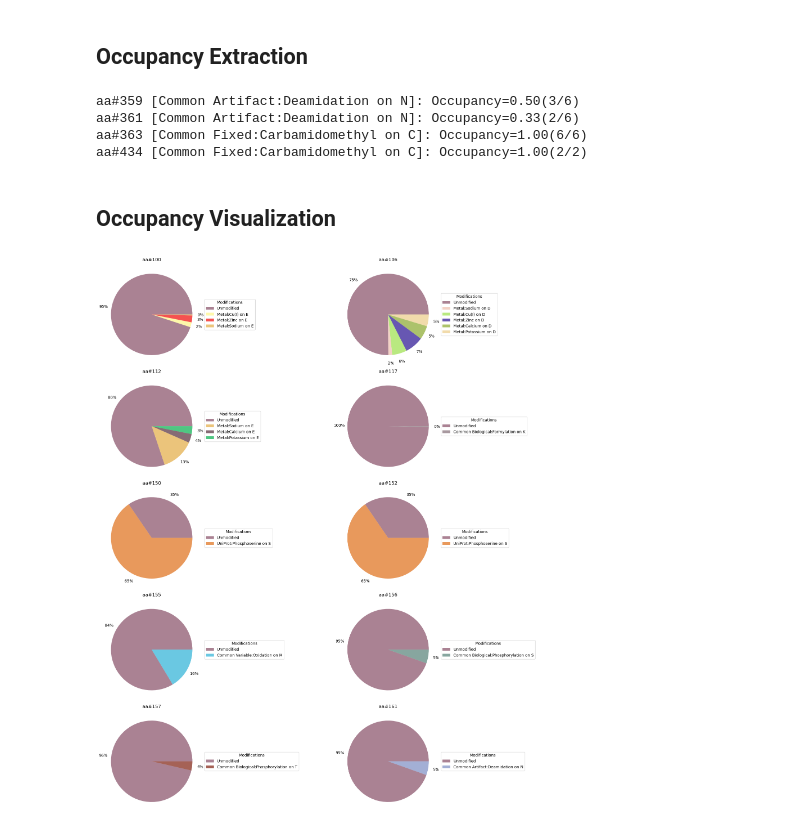
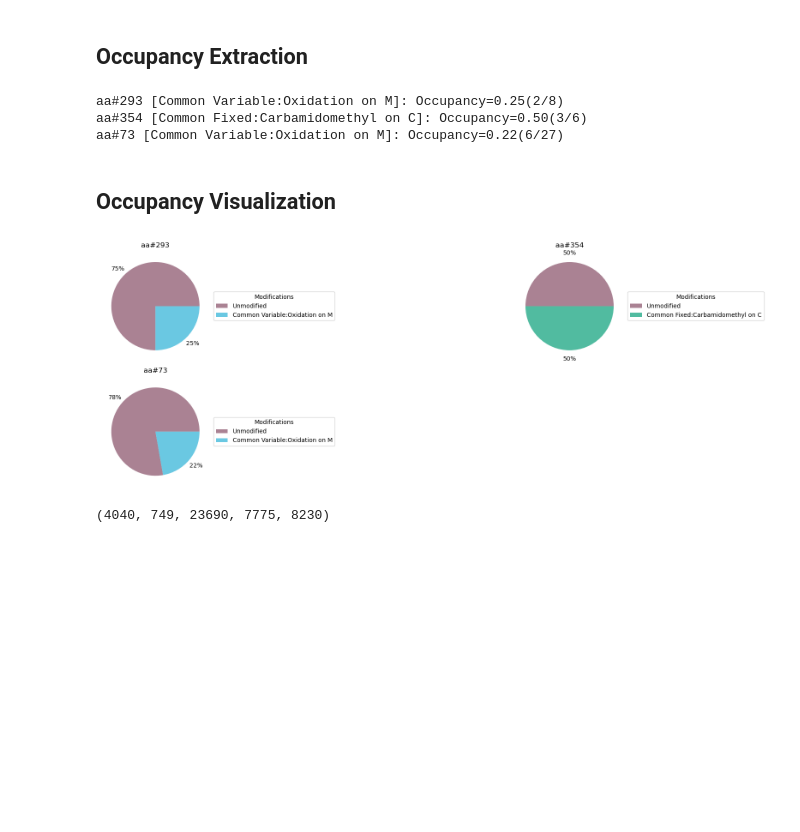
Before and after one commit to pcruzparri/Misc, a Jupyter notebook: jupyter_notebooks/Proteomics/peptide_search_mod_stoich.ipynb, the cells around one changed output. Drawn from its saved outputs; the diff is of its cells as text; code cells hidden in the pictures; blank space fills up the shorter version.

Commit message:
Saving progress. Need to rework to split amino acid number ranges due to ambiguity. Next step is to figure out how to incorporate peptide intensity due to ambiguity.

```diff
--- a/jupyter_notebooks/Proteomics/peptide_search_mod_stoich.ipynb
+++ b/jupyter_notebooks/Proteomics/peptide_search_mod_stoich.ipynb
@@ -13,8 +14,11 @@ pd.set_option('display.max_rows', 50)
 # %%
 # Open file as dataframe
 
-fpath = r"C:\Users\student\Downloads\MetaMorpheusVignette\MetaMorpheusVignette\2024-07-12-12-55-48\Task2-SearchTask\AllPSMs.psmtsv"
+fpath = r"C:\Users\student\Downloads\MetaMorpheusVignette\MetaMorpheusVignette\2024-07-01-12-34-36\Task1-SearchTask\AllPSMs.psmtsv"
 df = pd.read_csv(fpath, sep='\t', low_memory=False)
+
+fpath2 = r"C:\Users\student\Downloads\MetaMorpheusVignette\MetaMorpheusVignette\2024-07-01-12-34-36\Task1-SearchTask\AllQuantifiedProteinGroups.tsv"
+df2 = pd.read_csv(fpath2, sep='\t', low_memory=False)
 # %%
 # Functions
 
@@ -104,45 +111,57 @@ def string2rgba(string):
 occ = get_occupancy(df)
 #occ['P55095']
 # %%
-protein_occupancy_summary(occ, 'Q9CWJ9') # Specify 'Protein Accession' here
+protein_occupancy_summary(occ, 'Q9ERD7') # Specify 'Protein Accession' here
 # %% [output]
-aa#359 [Common Artifact:Deamidation on N]: Occupancy=0.50(3/6)
-aa#361 [Common Artifact:Deamidation on N]: Occupancy=0.33(2/6)
-aa#363 [Common Fixed:Carbamidomethyl on C]: Occupancy=1.00(6/6)
-aa#434 [Common Fixed:Carbamidomethyl on C]: Occupancy=1.00(2/2)
+aa#293 [Common Variable:Oxidation on M]: Occupancy=0.25(2/8)
+aa#354 [Common Fixed:Carbamidomethyl on C]: Occupancy=0.50(3/6)
+aa#73 [Common Variable:Oxidation on M]: Occupancy=0.22(6/27)
 # %%
 #df2 = df[(df['Protein Accession']=='P55095') & (df['QValue']<=0.01)]
 # %% [markdown]
 ## Occupancy Visualization
 # %%
-protein = 'P55095' # Specify 'Protein Accession' here. Another good one is P52480.
+protein = 'Q9ERD7' # Specify 'Protein Accession' here. Another good one is P52480.
 n = len(occ[protein])
 shape = (n//2+n%2, 2)
 
 fig, axes = plt.subplots(*(shape), figsize=(20,n*2), layout='tight')
 
 axes = np.ravel(axes)
 fig.subplots_adjust(wspace=0, hspace=0)
+if n//2!=0:
+    axes[-1].set(visible=False)
 
 for ind, aa in enumerate(sorted(occ[protein])):
     axes[ind].set_title('aa#{}'.format(aa))
     values = list(np.array(list(occ[protein][aa]['mods'].values()))/occ[protein][aa]['total'])
     labels = occ[protein][aa]['mods'].keys()
     if np.sum(values)!=1:
         values=[1-np.sum(values)]+values
         labels = ['Unmodified', *occ[protein][aa]['mods'].keys()]
 
     pie = axes[ind].pie(values,
                         #labels=labels,
                         normalize=False,
                         wedgeprops={'alpha':0.7},
                         colors=[string2rgba(i) for i in labels],
                         autopct=lambda x: '{:.0f}%'.format(x),
                         pctdistance=1.2)
-    axes[ind].legend (pie[0],
-                      labels,
-                      title='Modifications',
-                      loc='center left',
-                      bbox_to_anchor=(1, 0, 0.5, 1))
+    axes[ind].legend(pie[0],
+                     labels,
+                     title='Modifications',
+                     loc='center left',
+                     bbox_to_anchor=(1, 0, 0.5, 1))
 # %% [output]
-[figure, old version]
+[figure, new version]
+# %%
+all_pg = []
+prots = []
+for ind, i in df.iterrows():
+    if '|' in i['Protein Accession']:
+        all_pg+=i['Protein Accession'].split('|')
+    else:
+        prots+=[i['Protein Accession']]
+len(all_pg), len(set(all_pg)), len(prots), len(set(prots)), len(set(prots+all_pg))
+# %% [output]
+(4040, 749, 23690, 7775, 8230)
```
Also changed, not shown: parts of 2 cells of this notebook.
